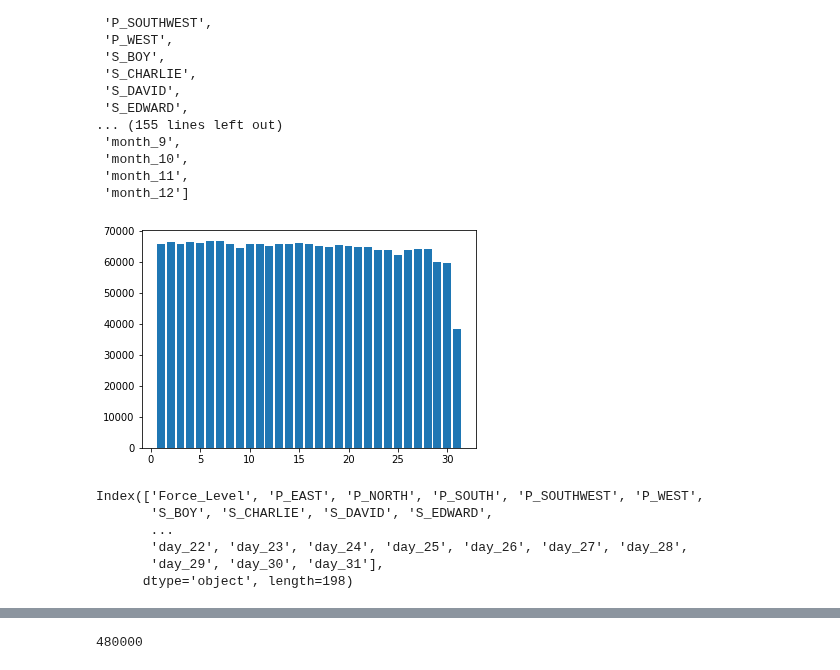
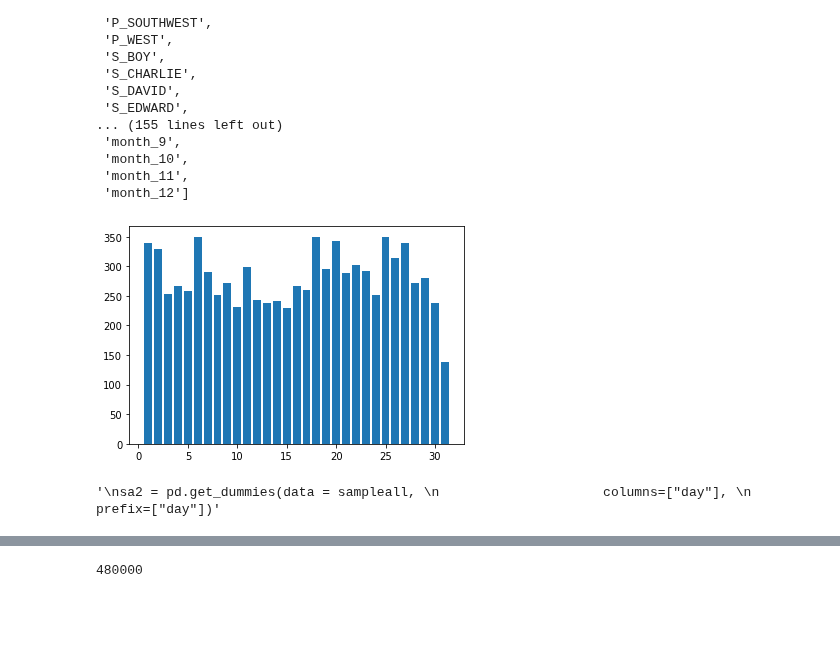
Before and after one commit to SarahMBurgart/use-of-force, a Jupyter notebook: Modeling.ipynb, the cells around one changed output, grey strips where cells are left out. Saved outputs shown, nothing was run; the diff lists cells and outputs as text; code cells hidden in the pictures; blank space fills up the shorter version.

```diff
--- a/Modeling.ipynb
+++ b/Modeling.ipynb
@@ -451,22 +452,16 @@ sampleall.drop(['B_DCD',
  'B_DND',
  'B_DWD'], axis=1, inplace=True)
 # %%
-sa = sampleall.day.value_counts()
-plt.bar(sa.index, list(sa));
+sa = sampleall.groupby("Force_Level").day.value_counts()
+plt.bar(sa[1].index, list(sa[1]));
+#sa[3].index, list(sa[3])
 # %% [output]
-[figure, old version]
+[figure, new version]
 # %%
 # one more dummy
-
+'''
 sa2 = pd.get_dummies(data = sampleall,
                      columns=["day"],
-                     prefix=["day"])
+                     prefix=["day"])'''
+# %% [output]
+'\nsa2 = pd.get_dummies(data = sampleall, \n                     columns=["day"], \n                     prefix=["day"])'
-# %%
-sa2.columns
-# %% [output]
-Index(['Force_Level', 'P_EAST', 'P_NORTH', 'P_SOUTH', 'P_SOUTHWEST', 'P_WEST',
-       'S_BOY', 'S_CHARLIE', 'S_DAVID', 'S_EDWARD',
-       ...
-       'day_22', 'day_23', 'day_24', 'day_25', 'day_26', 'day_27', 'day_28',
-       'day_29', 'day_30', 'day_31'],
-      dtype='object', length=198)
```
Also changed, not shown: parts of 19 cells of this notebook, 1 other file.
